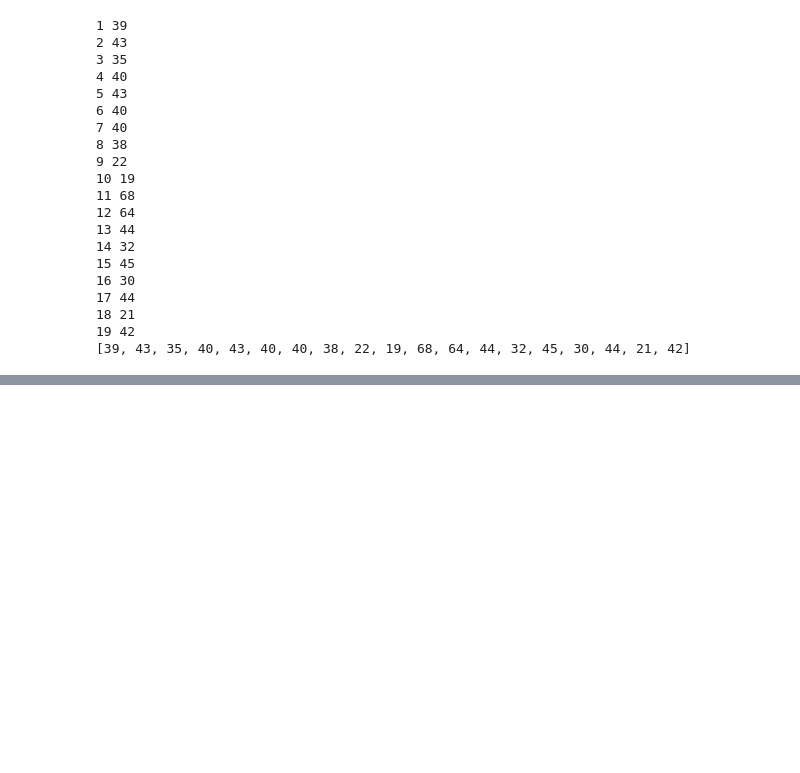
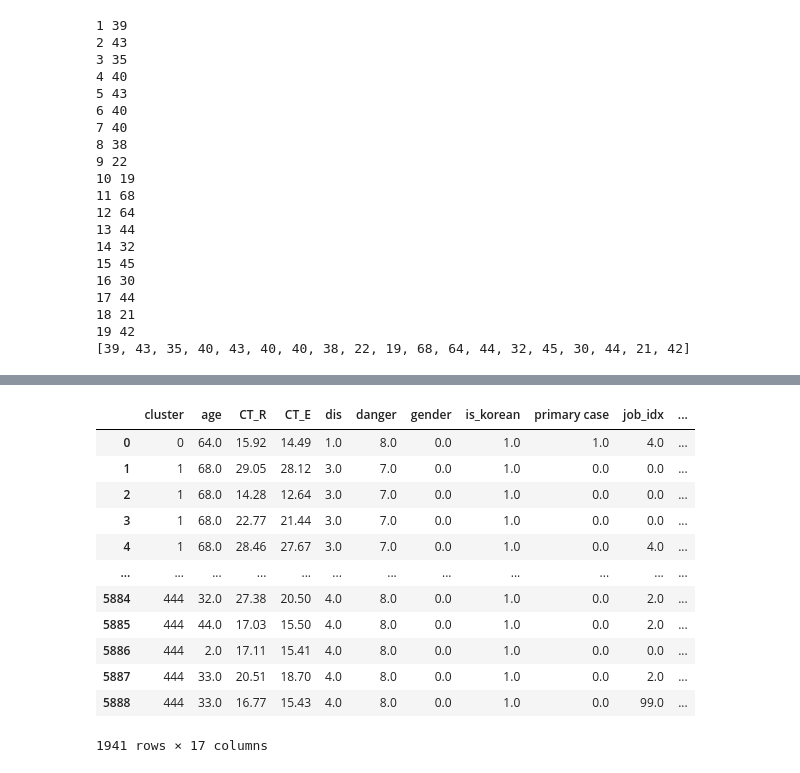
Before and after one commit to bubble3jh/cluster-regression, a Jupyter notebook: data/data_mod.ipynb, the cells around one changed output, grey strips where cells are left out. Cells and saved outputs as stored; diff of their text form; code cells hidden in the pictures; blank space fills up the shorter version.

```diff
--- a/data/data_mod.ipynb
+++ b/data/data_mod.ipynb
@@ -567,0 +597,22 @@ df.to_csv("집단사례보고_0404_연령.csv",mode="w",encoding='euc-kr',index=
+# %%
+data = pd.read_csv("/data1/bubble3jh/Med-cluster-ai/data/data_task.csv",encoding='euc-kr' )
+cut_off=1
+data.drop(data[(data['cut_date'] < cut_off) | (data['diff_days'] >= cut_off)].index, inplace=True)
+data['cluster'] = data['cluster'].map({value: idx for idx, value in enumerate(sorted(data['cluster'].unique()))})
+data['cut_date'] = cut_off
+data.to_csv(f"data_cut_{cut_off}.csv",mode="w",encoding='euc-kr',index=False)
+data
+# %% [output]
+|  | cluster | age | CT_R | CT_E | dis | danger | gender | is_korean | primary case | job_idx | ... |
+| 0 | 0 | 64.0 | 15.92 | 14.49 | 1.0 | 8.0 | 0.0 | 1.0 | 1.0 | 4.0 | ... |
+| 1 | 1 | 68.0 | 29.05 | 28.12 | 3.0 | 7.0 | 0.0 | 1.0 | 0.0 | 0.0 | ... |
+| 2 | 1 | 68.0 | 14.28 | 12.64 | 3.0 | 7.0 | 0.0 | 1.0 | 0.0 | 0.0 | ... |
+| 3 | 1 | 68.0 | 22.77 | 21.44 | 3.0 | 7.0 | 0.0 | 1.0 | 0.0 | 0.0 | ... |
+| 4 | 1 | 68.0 | 28.46 | 27.67 | 3.0 | 7.0 | 0.0 | 1.0 | 0.0 | 4.0 | ... |
+| ... | ... | ... | ... | ... | ... | ... | ... | ... | ... | ... | ... |
+| 5884 | 444 | 32.0 | 27.38 | 20.50 | 4.0 | 8.0 | 0.0 | 1.0 | 0.0 | 2.0 | ... |
+| 5885 | 444 | 44.0 | 17.03 | 15.50 | 4.0 | 8.0 | 0.0 | 1.0 | 0.0 | 2.0 | ... |
+| 5886 | 444 | 2.0 | 17.11 | 15.41 | 4.0 | 8.0 | 0.0 | 1.0 | 0.0 | 0.0 | ... |
+| 5887 | 444 | 33.0 | 20.51 | 18.70 | 4.0 | 8.0 | 0.0 | 1.0 | 0.0 | 2.0 | ... |
+| 5888 | 444 | 33.0 | 16.77 | 15.43 | 4.0 | 8.0 | 0.0 | 1.0 | 0.0 | 99.0 | ... |
+1941 rows × 17 columns
```
Also changed, not shown: parts of 3 cells of this notebook, 14 other files.
